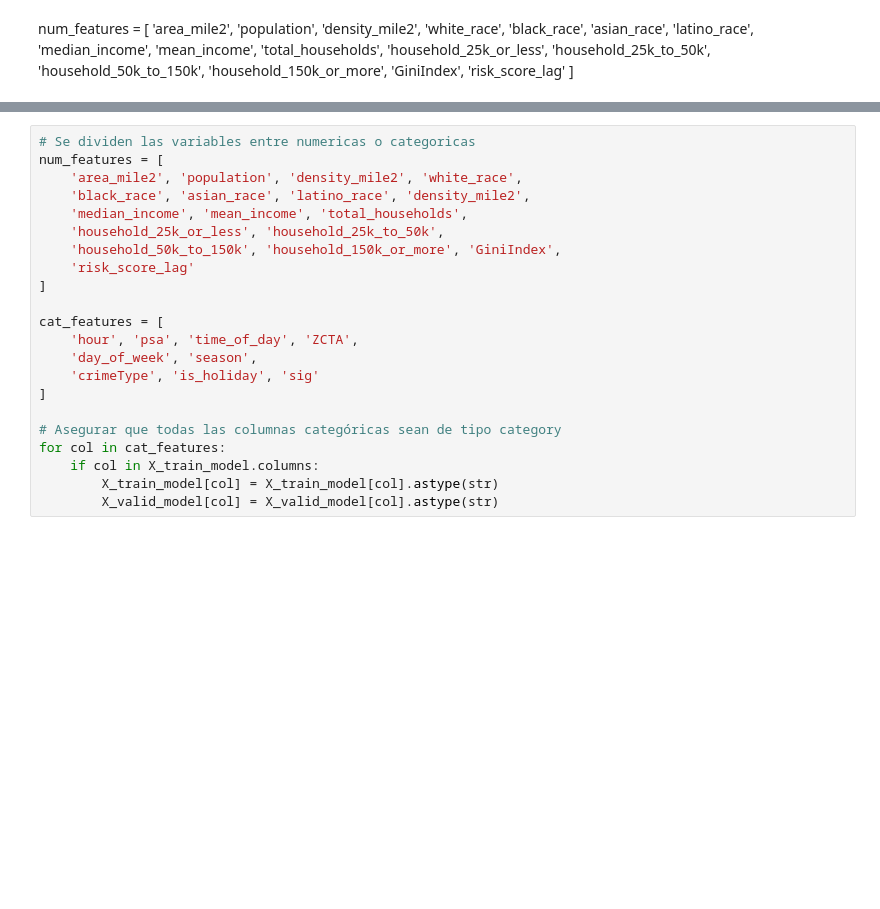
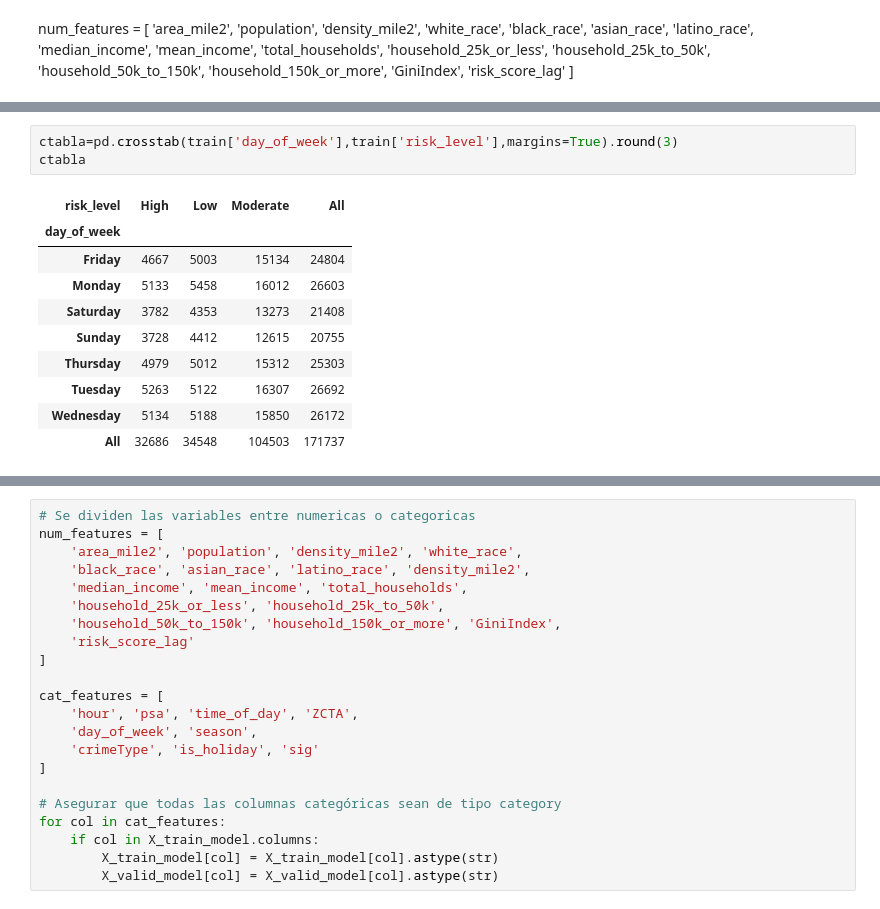
Before and after one commit to dnunez29/Trabajo-Final-Graduacion, a Jupyter notebook: Scripts/TFM_DanielNunezVargas_Modelo.ipynb, the cells around one changed output, grey strips where cells are left out. Cells and saved outputs as stored; diff of their text form; blank space fills up the shorter version.

```diff
--- a/Scripts/TFM_DanielNunezVargas_Modelo.ipynb
+++ b/Scripts/TFM_DanielNunezVargas_Modelo.ipynb
@@ -584,0 +640,14 @@ Index(['psa', 'hour', 'time_of_day', 'day_of_week', 'season', 'is_holiday',
+# %%
+ctabla=pd.crosstab(train['day_of_week'],train['risk_level'],margins=True).round(3)
+ctabla
+# %% [output]
+| risk_level | High | Low | Moderate | All |
+| day_of_week |  |  |  |  |
+| Friday | 4667 | 5003 | 15134 | 24804 |
+| Monday | 5133 | 5458 | 16012 | 26603 |
+| Saturday | 3782 | 4353 | 13273 | 21408 |
+| Sunday | 3728 | 4412 | 12615 | 20755 |
+| Thursday | 4979 | 5012 | 15312 | 25303 |
+| Tuesday | 5263 | 5122 | 16307 | 26692 |
+| Wednesday | 5134 | 5188 | 15850 | 26172 |
+| All | 32686 | 34548 | 104503 | 171737 |
```
Also changed, not shown: parts of 20 cells of this notebook, 1 other file.
